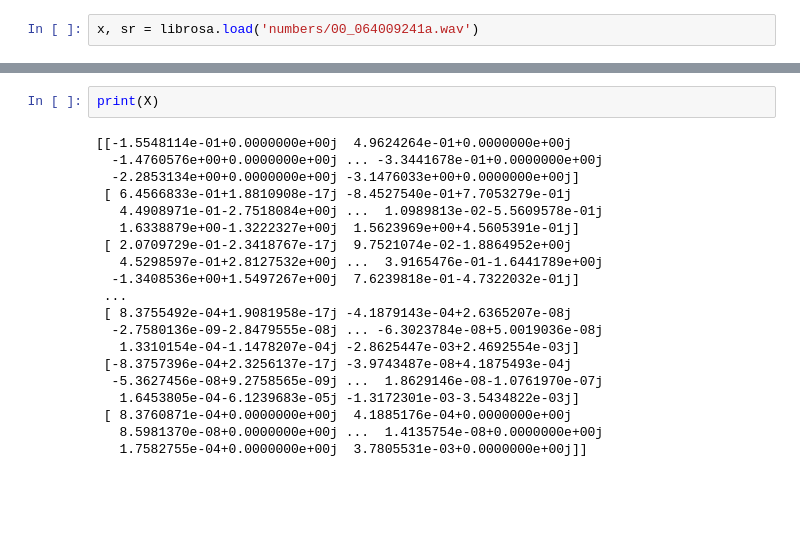
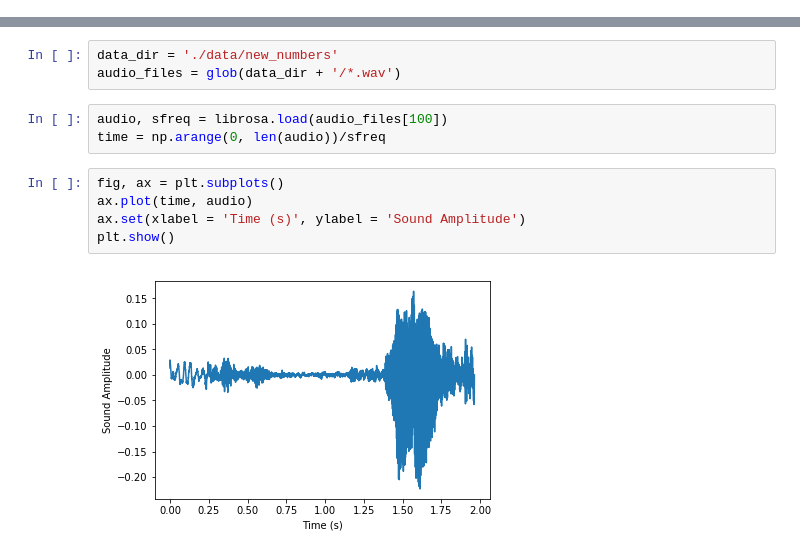
Before and after one commit to matthewgiem/number_classifier, a Jupyter notebook: numbers.ipynb, the cells around one changed output, grey strips where cells are left out. Drawn from its saved outputs; the diff is of its cells as text; blank space fills up the shorter version.

Commit message:
loop through and display audio as an image amplitute vs time

```diff
--- a/numbers.ipynb
+++ b/numbers.ipynb
@@ -27,2 +13,0 @@ ls numbers
-# %%
-x, sr = librosa.load('numbers/00_064009241a.wav')
@@ -53,22 +14,13 @@ ipd.Audio('numbers/00_064009241a.wav')
-# %%
-print(X)
-# %% [output]
-[[-1.5548114e-01+0.0000000e+00j  4.9624264e-01+0.0000000e+00j
-  -1.4760576e+00+0.0000000e+00j ... -3.3441678e-01+0.0000000e+00j
-  -2.2853134e+00+0.0000000e+00j -3.1476033e+00+0.0000000e+00j]
- [ 6.4566833e-01+1.8810908e-17j -8.4527540e-01+7.7053279e-01j
-   4.4908971e-01-2.7518084e+00j ...  1.0989813e-02-5.5609578e-01j
-   1.6338879e+00-1.3222327e+00j  1.5623969e+00+4.5605391e-01j]
- [ 2.0709729e-01-2.3418767e-17j  9.7521074e-02-1.8864952e+00j
-   4.5298597e-01+2.8127532e+00j ...  3.9165476e-01-1.6441789e+00j
-  -1.3408536e+00+1.5497267e+00j  7.6239818e-01-4.7322032e-01j]
- ...
- [ 8.3755492e-04+1.9081958e-17j -4.1879143e-04+2.6365207e-08j
-  -2.7580136e-09-2.8479555e-08j ... -6.3023784e-08+5.0019036e-08j
-   1.3310154e-04-1.1478207e-04j -2.8625447e-03+2.4692554e-03j]
- [-8.3757396e-04+2.3256137e-17j -3.9743487e-08+4.1875493e-04j
-  -5.3627456e-08+9.2758565e-09j ...  1.8629146e-08-1.0761970e-07j
-   1.6453805e-04-6.1239683e-05j -1.3172301e-03-3.5434822e-03j]
- [ 8.3760871e-04+0.0000000e+00j  4.1885176e-04+0.0000000e+00j
-   8.5981370e-08+0.0000000e+00j ...  1.4135754e-08+0.0000000e+00j
-   1.7582755e-04+0.0000000e+00j  3.7805531e-03+0.0000000e+00j]]
+# %%
+data_dir = './data/new_numbers'
+audio_files = glob(data_dir + '/*.wav')
+# %%
+audio, sfreq = librosa.load(audio_files[100])
+time = np.arange(0, len(audio))/sfreq
+# %%
+fig, ax = plt.subplots()
+ax.plot(time, audio)
+ax.set(xlabel = 'Time (s)', ylabel = 'Sound Amplitude')
+plt.show()
+# %% [output]
+[figure, added]
```
Also changed, not shown: parts of 7 cells of this notebook, 1 other file.
